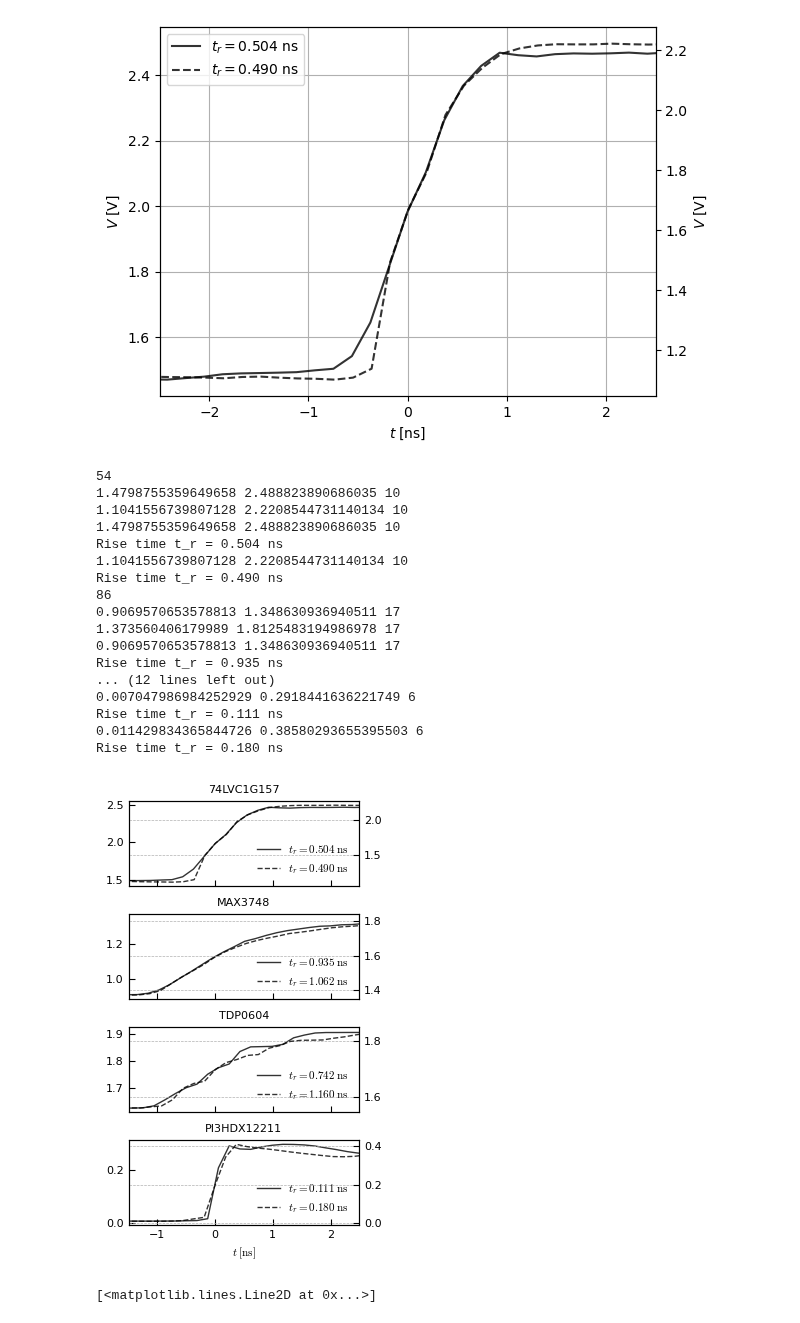
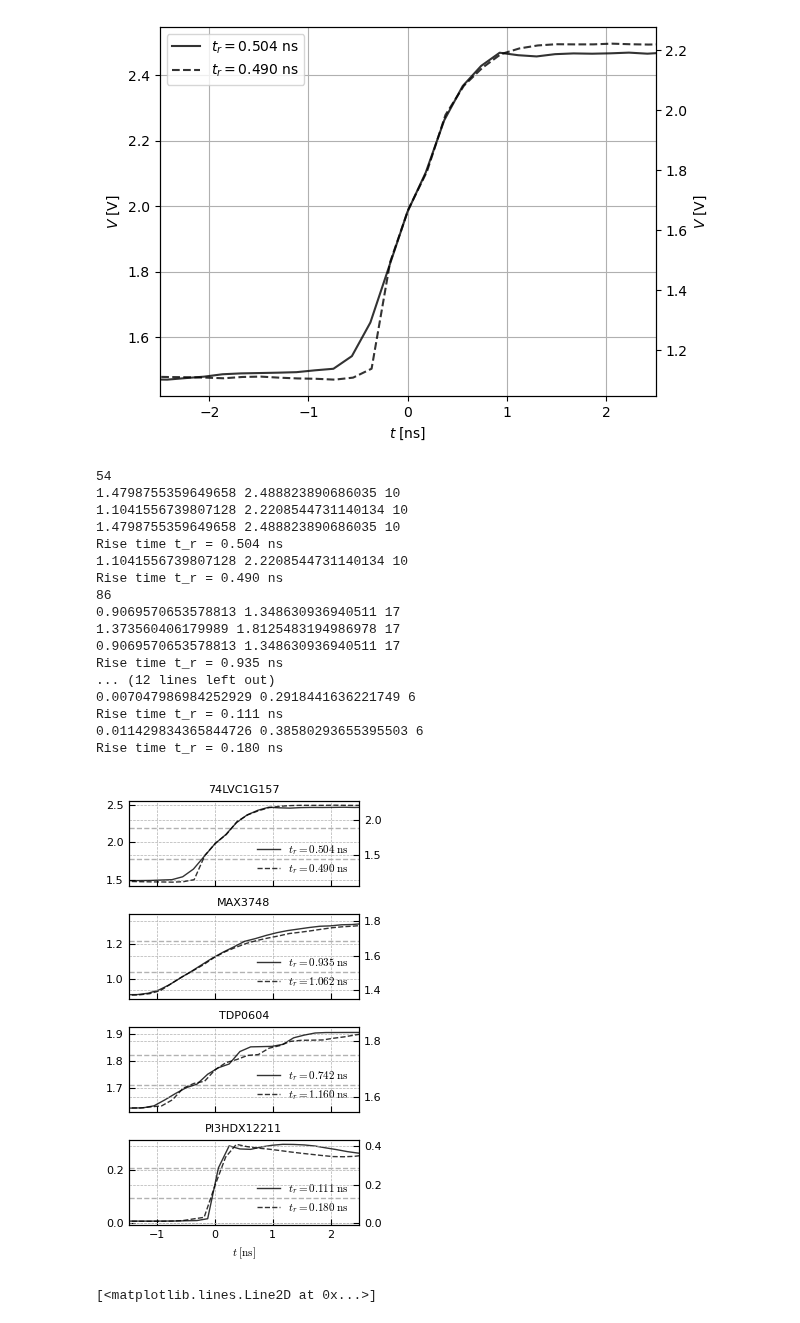
Before and after one commit to jaseg/sampling-mesh-monitor, a Jupyter notebook: risetime_measurements/Risetime.ipynb, the cells around one changed output. Cells and saved outputs as stored; diff of their text form; code cells hidden in the pictures.

Commit message:
Update risetime plots with thresholds

```diff
--- a/risetime_measurements/Risetime.ipynb
+++ b/risetime_measurements/Risetime.ipynb
@@ -85,14 +85,18 @@ def plot_and_calc(run, ivl_start, ivl_end, ax=None, ylabel=True, grid=True):
         #ax.axvline(x_high, color=color)
         tr = x_high - x_low
         print(f'Rise time t_r = {tr:.3f} ns')
-        return tr
+        return th_low, th_high, tr
 
 
-    tr1 = edge_process(t_slice, adc1_slice, 'red')
-    tr2 = edge_process(t_slice, adc2_slice, 'blue')
+    th_low1, th_high1, tr1 = edge_process(t_slice, adc1_slice, 'red')
+    th_low2, th_high2, tr2 = edge_process(t_slice, adc2_slice, 'blue')
 
     if grid:
         ax.grid()
+    else:
+        ax.axhline(th_low1, linewidth=1, linestyle='--', color='black', alpha=0.3, zorder=-2)
+        ax.axhline(th_high1, linewidth=1, linestyle='--', color='black', alpha=0.3, zorder=-2)
+
     #ax.plot(t, d['adc1'], color='red', alpha=0.8)
     #ax.twinx().plot(t, d['adc2'], color='blue', alpha=0.8)
     #ax.set_xlim(ivl)
@@ -215,36 +219,36 @@ with plt.rc_context({
     axs[2].set_title('TDP0604')
     axs[3].set_title('PI3HDX12211')
 
     for ax in axs:
         ax.get_legend().set_loc('lower right')
 
     # Only do this on the last axis because of sharex=True
     ax.set_xlim([-1.5, 2.5])
 
-    for ax in axs:
-        ax.grid()
+    #for ax in axs:
+    #    ax.grid()
     fig.tight_layout()
 
 fig.savefig('../paper/fig_edge_risetime.pdf')
 # %% [output]
 54
 1.4798755359649658 2.488823890686035 10
 1.1041556739807128 2.2208544731140134 10
 1.4798755359649658 2.488823890686035 10
 Rise time t_r = 0.504 ns
 1.1041556739807128 2.2208544731140134 10
 Rise time t_r = 0.490 ns
 86
 0.9069570653578813 1.348630936940511 17
 1.373560406179989 1.8125483194986978 17
 0.9069570653578813 1.348630936940511 17
 Rise time t_r = 0.935 ns
 ... (12 lines left out)
 0.007047986984252929 0.2918441636221749 6
 Rise time t_r = 0.111 ns
 0.011429834365844726 0.38580293655395503 6
 Rise time t_r = 0.180 ns
-[figure, old version]
+[figure, new version]
 # %%
 
 # just out of curiousity:
```
Also changed, not shown: 1 other file.
